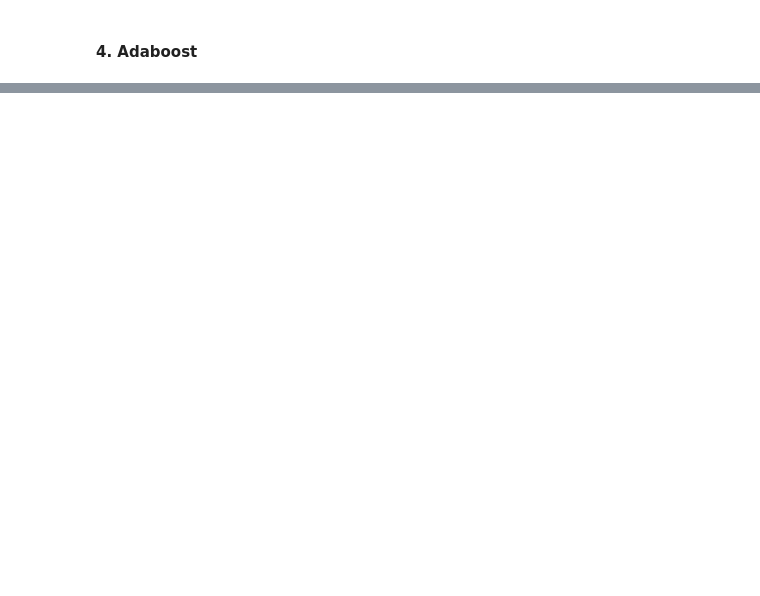
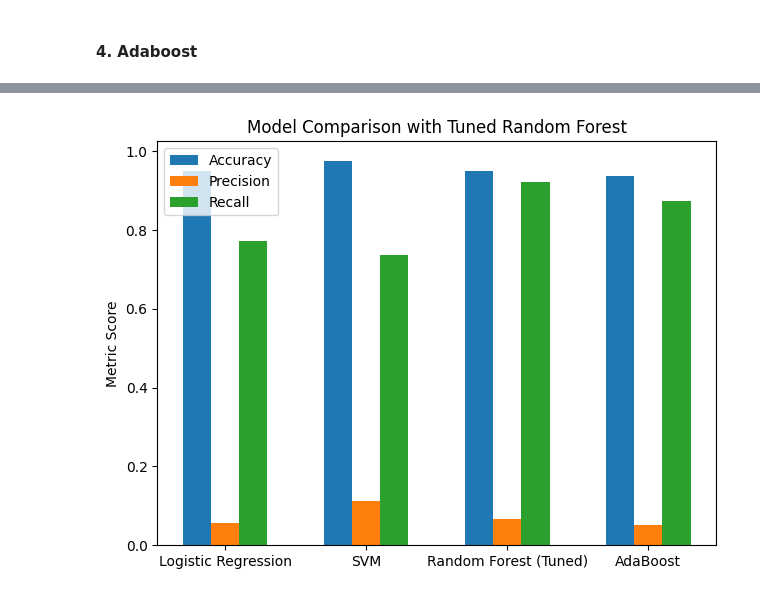
Before and after one commit to Applelxc/dsci-303-final-project, a Jupyter notebook: DSCI_303_Final_Project_Credit_Card_Fraud_Detection.ipynb, the cells around one changed output, grey strips where cells are left out. Cells and saved outputs as stored; diff of their text form; code cells hidden in the pictures; blank space fills up the shorter version.

```diff
--- a/DSCI_303_Final_Project_Credit_Card_Fraud_Detection.ipynb
+++ b/DSCI_303_Final_Project_Credit_Card_Fraud_Detection.ipynb
@@ -490,0 +514,3 @@ Adaboost Recall: 0.9230769230769231
+# %%
+X_train_smote_rf = X_train_smote.sample(frac=0.2, random_state=42, replace=False)
+y_train_smote_rf = y_train_smote.loc[X_train_smote_svc.index]
@@ -490,0 +541,14 @@ Adaboost Recall: 0.9230769230769231
+# %%
+# Fit the model with the best parameters
+best_rf_model = grid_search.best_estimator_
+random_forest_pred_tuned = best_rf_model.predict(X_test)
+
+random_forest_accuracy_tuned = accuracy_score(y_test, random_forest_pred_tuned)
+random_forest_confusion_matrix_tuned = confusion_matrix(y_test, random_forest_pred_tuned)
+random_forest_precision_tuned = precision_score(y_test, random_forest_pred_tuned)
+random_forest_recall_tuned = recall_score(y_test, random_forest_pred_tuned)
+
+print("Tuned Random Forest Accuracy:", random_forest_accuracy_tuned)
+print("Tuned Random Forest Confusion Matrix:\n", random_forest_confusion_matrix_tuned)
+print("Tuned Random Forest Precision:", random_forest_precision_tuned)
+print("Tuned Random Forest Recall:", random_forest_recall_tuned)
@@ -521,3 +592,31 @@ plt.show()
+# %%
+# Add in the tuned random forest model:
+accuracy_scores = [logistic_accuracy, svm_accuracy, random_forest_accuracy_tuned, adaboost_accuracy]
+precision_scores = [logistic_precision, svm_precision, random_forest_precision_tuned, adaboost_precision]
+recall_scores = [logistic_recall, svm_recall, random_forest_recall_tuned, adaboost_recall]
+labels = ['Logistic Regression', 'SVM', 'Random Forest (Tuned)', 'AdaBoost']
+
+# Set-up
+x = np.arange(len(labels))
+width = 0.2
+
+fig, ax = plt.subplots()
+ax.bar(x - width, accuracy_scores, width, label='Accuracy')
+ax.bar(x, precision_scores, width, label='Precision')
+ax.bar(x + width, recall_scores, width, label='Recall')
+
+# Add labels
+ax.set_ylabel('Metric Score')
+ax.set_title('Model Comparison with Tuned Random Forest')
+ax.set_xticks(x)
+ax.set_xticklabels(labels)
+ax.legend()
+
+fig.tight_layout()
+
+plt.show()
+# %% [output]
+[figure, added]
 # %%
 # Find the weights for each predictors in the logistic model:
 coefficients = logistic_model.coef_[0]
```
Also changed, not shown: parts of 41 cells of this notebook, 1 other file.
